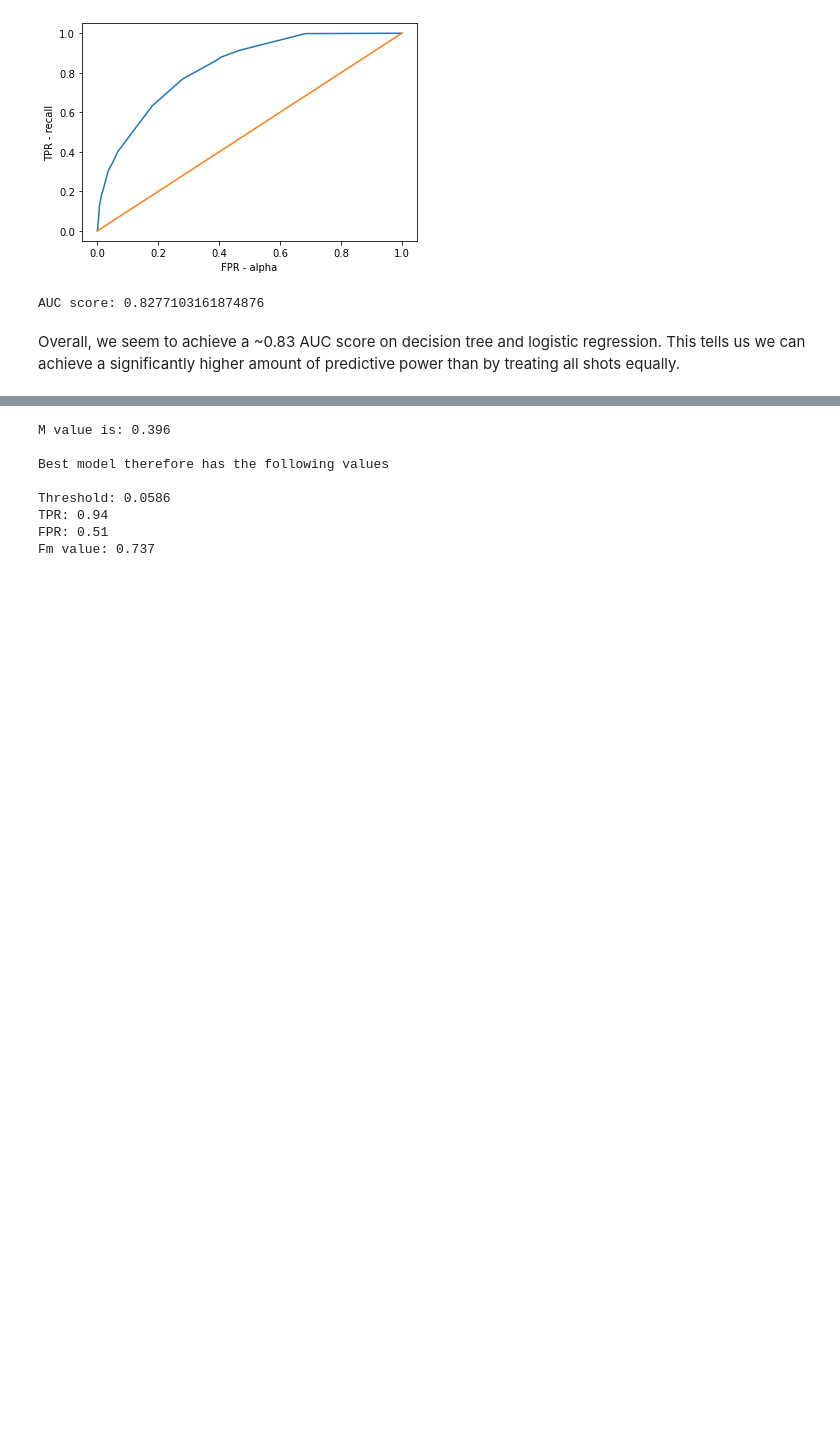
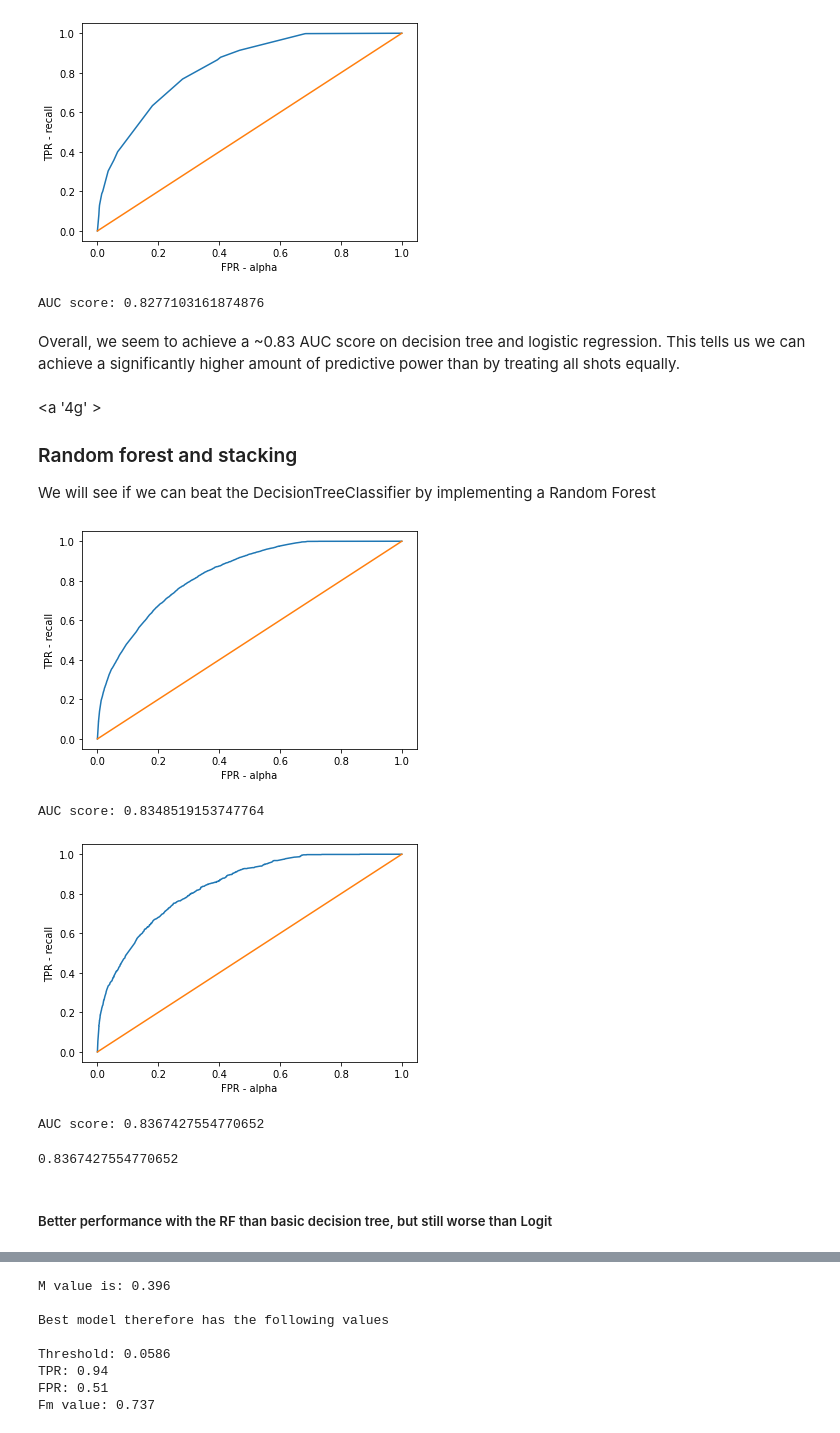
Before and after one commit to jakelourie1502/match_events_data, a Jupyter notebook: xG_model.ipynb, the cells around one changed output, grey strips where cells are left out. Drawn from its saved outputs; the diff is of its cells as text; code cells hidden in the pictures; blank space fills up the shorter version.

Commit message:
Adds stacking and forests

```diff
--- a/xG_model.ipynb
+++ b/xG_model.ipynb
@@ -343,6 +299,10 @@ with open('saved_dfs/matches_with_meta','w') as f:
     matches_df.to_csv(f)
 with open('saved_dfs/event_data_with_meta_and_dummies','w') as f:
     df.to_csv(f)
+# %%
+matches_df = pd.read_csv('saved_dfs/matches_with_meta')
+# %%
+df = pd.read_csv('saved_dfs/event_data_with_meta_and_dummies')
 # %%
 ev_filter = ['Shot','Free kick shot','Penalty']
 # %%
@@ -638,3 +600,24 @@ auc_dtc = roc_auc_(y_val, dt_best, x_val_roc_,curve='yes',proba='yes')
 AUC score: 0.8277103161874876
 # %% [markdown]
 Overall, we seem to achieve a ~0.83 AUC score on decision tree and logistic regression. This tells us we can achieve a significantly higher amount of predictive power than by treating all shots equally.
+# %% [markdown]
+<a '4g' ><a>
+### Random forest and stacking
+
+We will see if we can beat the DecisionTreeClassifier by implementing a Random Forest
+# %%
+from sklearn.ensemble import RandomForestClassifier
+
+randomForest = RandomForestClassifier(n_estimators=80, max_depth=5, max_samples = 0.5, max_features=10) #
+randomForest.fit(x_logit_reduc, y) # fit random forest of decision trees
+#visualise_predictions(randomForest.predict, x_logit, y) # visualise
+roc_auc_(y,randomForest, x_logit_reduc,curve='yes',proba='yes')
+roc_auc_(y_val,randomForest, x_val_roc_,curve='yes',proba='yes')
+# %% [output]
+[figure, added]
+AUC score: 0.8348519153747764
+[figure, added]
+AUC score: 0.8367427554770652
+0.8367427554770652
+# %% [markdown]
+##### Better performance with the RF than basic decision tree, but still worse than Logit
```
Also changed, not shown: parts of 34 cells of this notebook.
